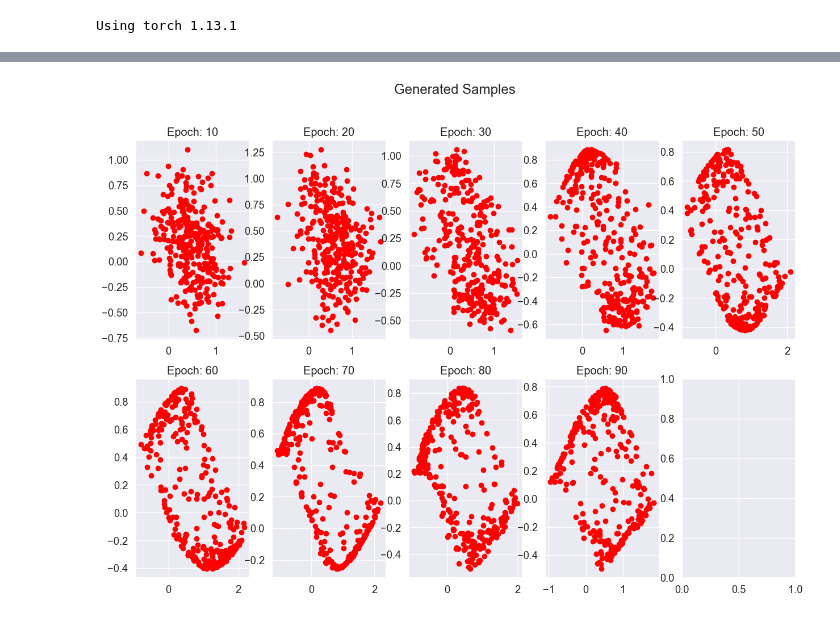
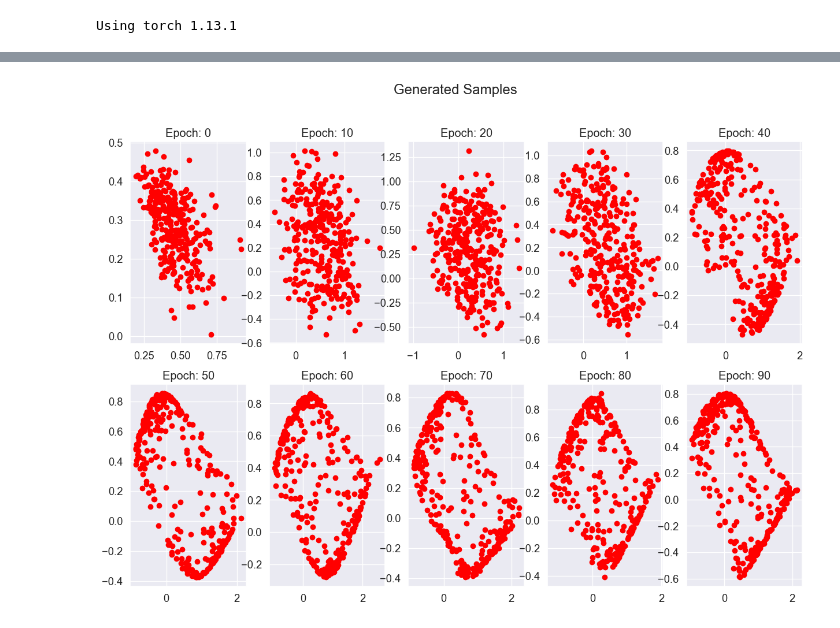
Before and after one commit to PritRaj1/IIB-Project-LatentEBM-Variance-Study, a Jupyter notebook: Notebooks/VanillaLatentEBM.ipynb, the cells around one changed output, grey strips where cells are left out. Saved outputs shown, nothing was run; the diff lists cells and outputs as text; code cells hidden in the pictures.

Commit message:
Got better plots and updated logbook

```diff
--- a/Notebooks/VanillaLatentEBM.ipynb
+++ b/Notebooks/VanillaLatentEBM.ipynb
@@ -226,7 +226,7 @@ GENoptimiser = torch.optim.Adam(GENnet.parameters(), lr=G_LR)
 # Write to tensorboard 10 times
 sample_every = NUM_EPOCHS//10
 writer = SummaryWriter(f"runs/VanillaEBM")
-num_plots = (NUM_EPOCHS // sample_every)
+num_plots = (NUM_EPOCHS // sample_every)-1
 num_cols = min(5, num_plots)  # Maximum of 2 columns
 num_rows = (num_plots - 1) // num_cols + 1
 
@@ -278,15 +278,15 @@ with torch.profiler.profile(
 
         tqdm_bar.set_description(f"Epoch {epoch}: EBM-Loss: {EBMtotal_loss / (BATCH_SIZE):.4f} GEN-Loss: {GENtotal_loss / (BATCH_SIZE):.4f}")
 
-        if (epoch % sample_every == 0 or epoch == NUM_EPOCHS) and (epoch > 0):
+        if (epoch % sample_every == 0 or epoch == NUM_EPOCHS):
 
             # # Plot a batch of generated samples
             #
 
-            plot_num = (epoch // sample_every) - 1
+            plot_num = (epoch // sample_every)
             row = plot_num // num_cols
             col = (plot_num % num_cols)
-            axs[row, col].clear()
+            #axs[row, col].clear()
             axs[row, col].set_title(f'Epoch: {epoch}')
 
             # For loop to generate 10x as many samples as there are in the batch. (10 * BATCH_SIZE datapoints will be plotted)
@@ -318,4 +317,4 @@ STAGE:2023-11-15 16:48:44 635397:635397 output_json.cpp:417] Completed Stage: Po
-[figure, old version]
+[figure, new version]
 # %%
 # Create a figure with 2 subplots
 fig, axs = plt.subplots(1, 2, figsize=(15, 5))
```
Also changed, not shown: parts of 3 cells of this notebook, 1 other file.
